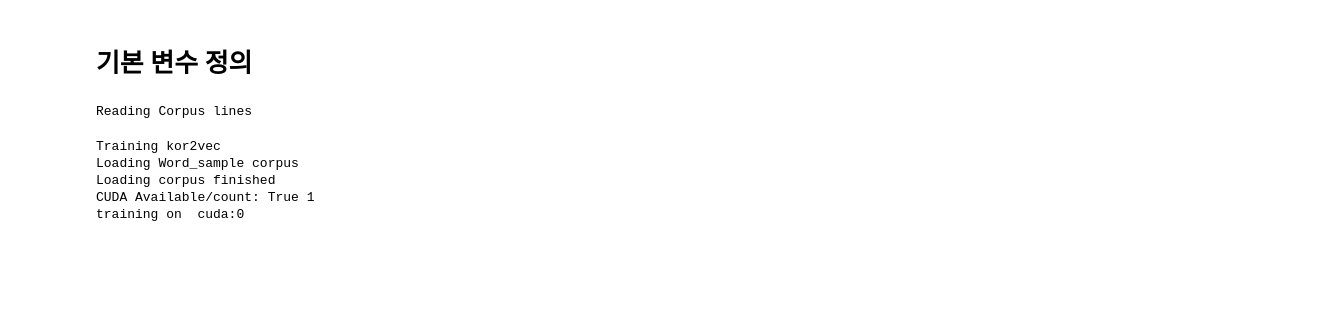
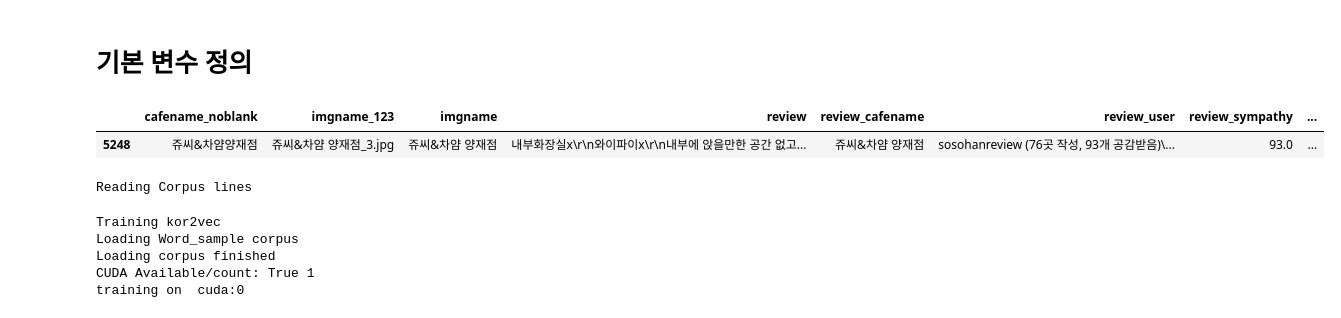
Before and after one commit to yoonj98/recsys_cafe, a Jupyter notebook: model_imagetext/kor_show_and_tell/Image_Text_Embedding_with_tsne.ipynb, the cells around one changed output. Cells and saved outputs as stored; diff of their text form; code cells hidden in the pictures; blank space fills up the shorter version.

```diff
--- a/model_imagetext/kor_show_and_tell/Image_Text_Embedding_with_tsne.ipynb
+++ b/model_imagetext/kor_show_and_tell/Image_Text_Embedding_with_tsne.ipynb
@@ -43,9 +43,14 @@ import matplotlib.pyplot as plt
 review = pd.read_csv('/content/drive/MyDrive/Datasets/cafe_review_tag.csv', encoding='cp949')
 
 # 잘못된 이미지 파일 제거
-review.drop([197,754,4470], inplace=True)
+review.drop([197,754,4470, 4643, 5248], inplace=True)
 review.dropna(inplace=True)
 review = review.reset_index(drop = True)
+# %%
+review[review['imgname_123'] == "쥬씨&차얌 양재점_3.jpg"]
+# %% [output]
+|  | cafename_noblank | imgname_123 | imgname | review | review_cafename | review_user | review_sympathy | ... |
+| 5248 | 쥬씨&차얌양재점 | 쥬씨&차얌 양재점_3.jpg | 쥬씨&차얌 양재점 | 내부화장실x\r\n와이파이x\r\n내부에 앉을만한 공간 없고... | 쥬씨&차얌 양재점 | sosohanreview (76곳 작성, 93개 공감받음)\... | 93.0 | ... |
 # %%
 # 리뷰 데이터를 사용해 임베딩을 학습 실시
 
```
Also changed, not shown: parts of 10 cells of this notebook, 3 other files.
